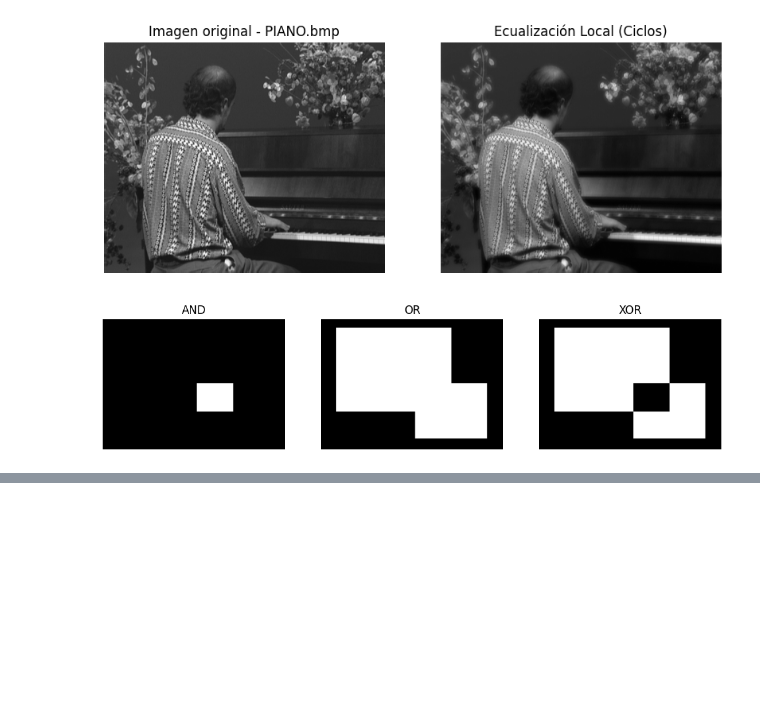
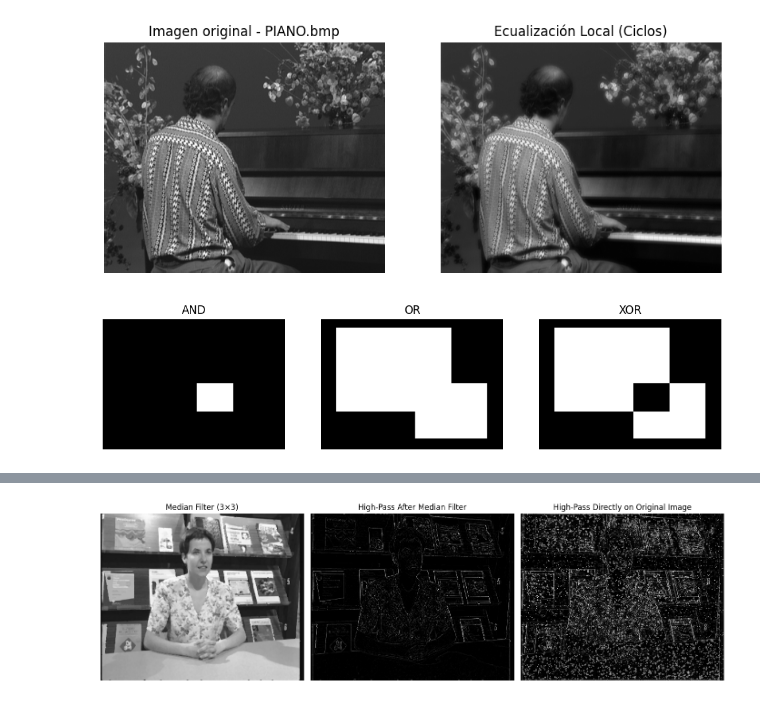
Before and after one commit to JhoaoAle/PDI, a Jupyter notebook: Report_2.ipynb, the cells around one changed output, grey strips where cells are left out. Saved outputs shown, nothing was run; the diff lists cells and outputs as text; code cells hidden in the pictures; blank space fills up the shorter version.

```diff
--- a/Report_2.ipynb
+++ b/Report_2.ipynb
@@ -149,0 +357,31 @@ plt.show()
+# %%
+img = Image.open("images/Gwen_SaltPepper.pgm").convert("L")
+img = np.array(img, dtype=np.uint8)
+
+img_mediana = filtro_mediana(img, 3)
+
+bordes_limpios = convolucion(img_mediana, kernel3)
+
+bordes_ruidosos = convolucion(img, kernel3)
+
+plt.figure(figsize=(14, 5))
+
+plt.subplot(1, 3, 1)
+plt.imshow(img_mediana, cmap="gray")
+plt.title("Median Filter (3×3)")
+plt.axis("off")
+
+plt.subplot(1, 3, 2)
+plt.imshow(bordes_limpios, cmap="gray")
+plt.title("High-Pass After Median Filter")
+plt.axis("off")
+
+plt.subplot(1, 3, 3)
+plt.imshow(bordes_ruidosos, cmap="gray")
+plt.title("High-Pass Directly on Original Image")
+plt.axis("off")
+
+plt.tight_layout()
+plt.show()
+# %% [output]
+[figure, added]
```
Also changed, not shown: parts of 12 cells of this notebook, 22 other files.
